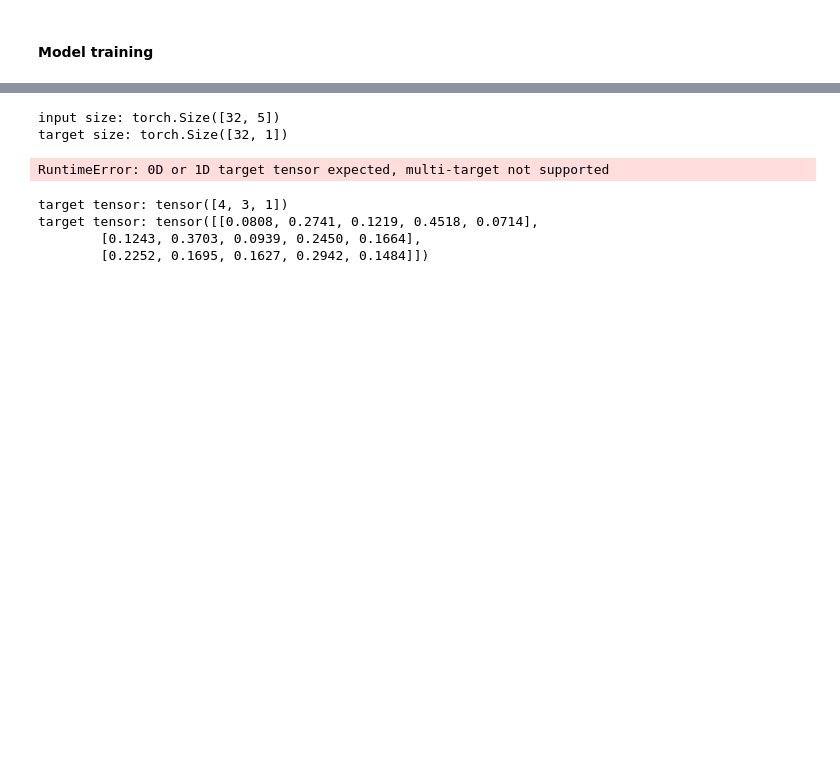
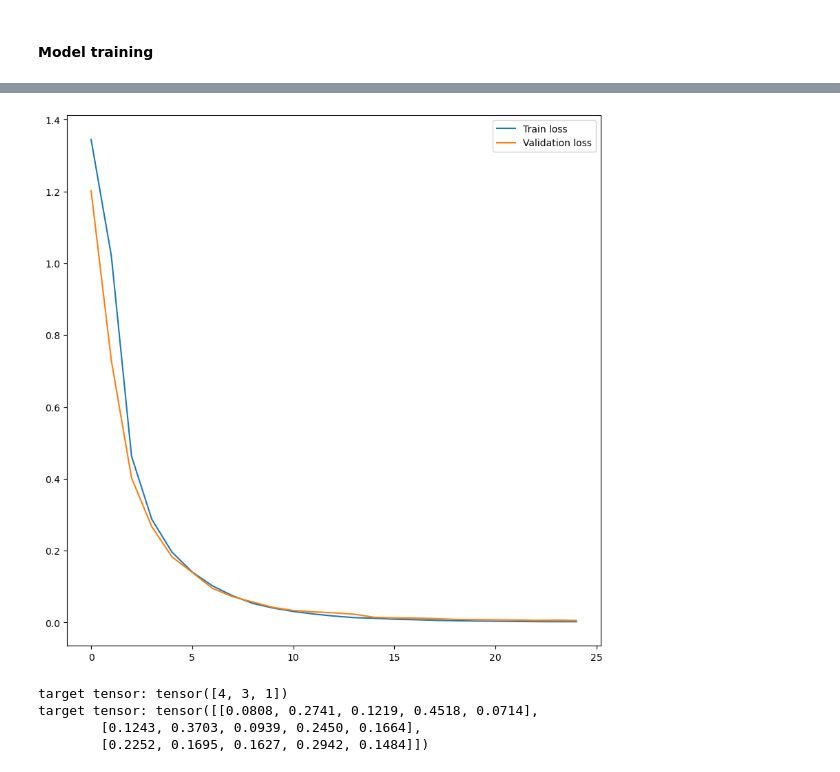
Before and after one commit to giovanni-merlin/NNDL-HAR-project, a Jupyter notebook: HAR_train_network.ipynb, the cells around one changed output, grey strips where cells are left out. Cells and saved outputs as stored; diff of their text form; code cells hidden in the pictures; blank space fills up the shorter version.

```diff
--- a/HAR_train_network.ipynb
+++ b/HAR_train_network.ipynb
@@ -304,9 +292,9 @@ class Reduction(Module):
         self.max_pool = MaxPool2d(kernel_size=2, stride=2, padding=0)
         self.central_block = Conv2d_bn(in_filters=in_filters, out_filters=5, kernel_size=2, strides=2, padding="valid")
         self.right_block =  Sequential(
-            Conv2d_bn(in_filters=in_filters, out_filters=3, kernel_size=1, strides=1, padding="same"),
-            Conv2d_bn(in_filters=3, out_filters=6, kernel_size=2, strides=1, padding="same"),
-            Conv2d_bn(in_filters=6, out_filters=9, kernel_size=4, strides=2, padding=1), #for the mthe padding is same also here?!
+            Conv2d_bn(in_filters=in_filters, in_dimension=(340,100), out_filters=3, kernel_size=1, strides=1, padding="same"),
+            Conv2d_bn(in_filters=3, in_dimension=(340,100), out_filters=6, kernel_size=2, strides=1, padding="same"),
+            Conv2d_bn(in_filters=6, in_dimension=(340,100), out_filters=9, kernel_size=4, strides=2, padding="same"), #for the mthe padding is same also here?!
         )
         self.apply(self._init_weights)
 
@@ -346,7 +322,7 @@ class Inception(Module):
     def __init__(self):
         super().__init__()
         self.reduction = Reduction(1)
-        self.conv = Conv2d_bn(in_filters=15, out_filters=3, kernel_size=1, strides=1, padding="same") #padding?
+        self.conv = Conv2d_bn(in_filters=15, in_dimension=(170,50), out_filters=3, kernel_size=1, strides=1, padding="same") #padding?
         self.drop = Dropout(0.2)
         self.classification_layer = Linear(25500, 5) #170*50*3
         self.apply(self._init_weights)
@@ -372,30 +348,41 @@ class Inception(Module):
 # %% [markdown]
 #### Model training
 # %%
+# Set seeds for reproducibility
+# fix this
+seed = 203
+torch.manual_seed(seed)
+
 model = Inception()
 opt = Adam(model.parameters(), lr=0.0001)
-loss_fn = CrossEntropyLoss(reduction="none") #select "none" if using class probabilities
+loss_fn = CrossEntropyLoss() # by default reduction="mean" i.e. the output is a scalar
 device = "cuda" if torch.cuda.is_available() else "cpu"
 model.to(device)
 
-epochs=10
+epochs=25
 best_val = np.inf
+train_error = []
+validation_error = []
 for epoch in range(epochs):
+    train_loss = []
     model.train()
     print(f"Epoch: {epoch+1}")
     iterator = tqdm(dataset_csi_train) # iterate over the batches
     for batch_x, batch_y in iterator:
         batch_x = batch_x.to(device) # batch with the inputs
         batch_y = batch_y.to(device) # batch with the labels
+        batch_y = t.squeeze(batch_y, dim=1)
 
         y_pred = model(batch_x)
 
-        loss = loss_fn(y_pred, batch_y) #NB: should change this to pass class INDICES and not probabilities?
+        loss = loss_fn(y_pred, batch_y)
 
         opt.zero_grad()
-        loss.backward() # what is this doing exactly? how is it bound to the model?
+        loss.backward() #how is it bound to the model?
         opt.step()
-        iterator.set_description(f"Train loss: {loss.detach().cpu().numpy()}") # tqdm method
+        train_loss.append(loss.detach().cpu().numpy())
+        iterator.set_description(f"Train loss: {loss.detach().cpu().numpy()}")
+    train_error.append(np.mean(train_loss))
 
     # validation
     model.eval() # what does this change?
@@ -405,6 +392,7 @@ for epoch in range(epochs):
         for batch_x, batch_y in tqdm(dataset_csi_val):
             batch_x = batch_x.to(device)
             batch_y = batch_y.to(device)
+            batch_y = t.squeeze(batch_y, dim=1)
 
             y_pred = model(batch_x)
 
@@ -413,7 +401,10 @@ for epoch in range(epochs):
         predictions = torch.cat(predictions, axis=0) # concatenate the predictions for all batches
         true = torch.cat(true, axis=0)
         val_loss = loss_fn(predictions, true)
-        val_acc = (torch.sigmoid(predictions).round() == true).float().mean() # what is this accuracy?
+        validation_error.append(val_loss.detach().cpu().numpy())
+
+        val_acc = (torch.softmax(predictions, dim=1).argmax(dim=1) == true).float().mean()
+        #if true in argsort[:N] per top-N score?
         print(f"loss: {val_loss}, accuracy: {val_acc}")
 
     if val_loss < best_val:
@@ -427,19 +450,11 @@ RuntimeError: 0D or 1D target tensor expected, multi-target not supported
-# %%
-iterator = tqdm(dataset_csi_train) # iterate over the batches
-for batch_x, batch_y in iterator:
-    batch_x = batch_x.to(device) # batch with the inputs
-    batch_y = batch_y.to(device) # batch with the labels
-
-    y_pred = model(batch_x)
-
-    print("input size:", y_pred.size())
-    print("target size:", batch_y.size())
-
-    loss = loss_fn(y_pred, batch_y) #NB: should change this to pass class INDICES and not probabilities?
-# %% [output]
-input size: torch.Size([32, 5])
-target size: torch.Size([32, 1])
-RuntimeError: 0D or 1D target tensor expected, multi-target not supported
+# %%
+plt.figure(figsize=(10,10))
+plt.plot(train_error, label="Train loss")
+plt.plot(validation_error, label="Validation loss")
+plt.legend()
+plt.show()
+# %% [output]
+[figure, added]
 # %%
 # Example of target with class indices
 # non capisco come funzioni tbh
```
Also changed, not shown: parts of 10 cells of this notebook.
